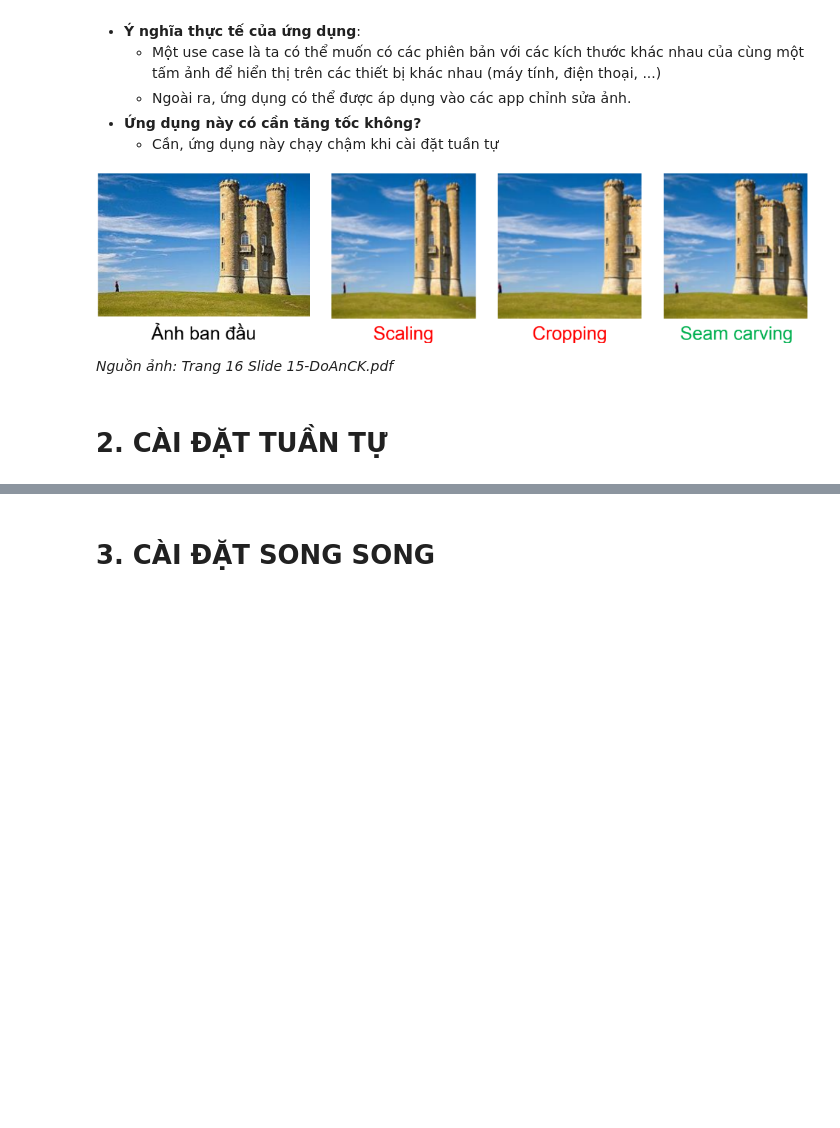
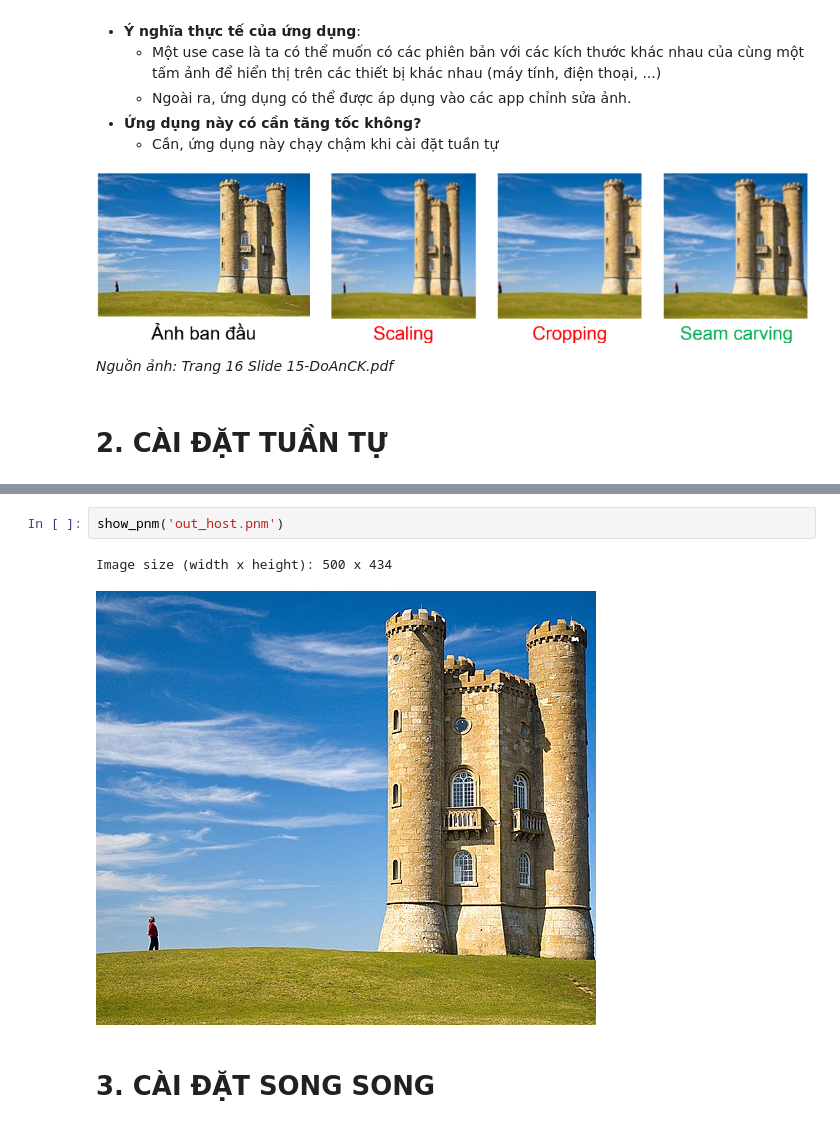
Before and after one commit to pdthuc/CUDA_Seam-Carving, a Jupyter notebook: Report.ipynb, the cells around one changed output, grey strips where cells are left out. Saved outputs shown, nothing was run; the diff lists cells and outputs as text; blank space fills up the shorter version.

Commit message:
update host

```diff
--- a/Report.ipynb
+++ b/Report.ipynb
@@ -79,3 +116,8 @@ Link kế hoạch làm việc nhóm: https://docs.google.com/spreadsheets/d/1ut2
+# %%
+show_pnm('out_host.pnm')
+# %% [output]
+Image size (width x height): 500 x 434
+[figure, added]
 # %% [markdown]
 # 3. CÀI ĐẶT SONG SONG
 # %% [markdown]
```
Also changed, not shown: parts of 7 cells of this notebook.
